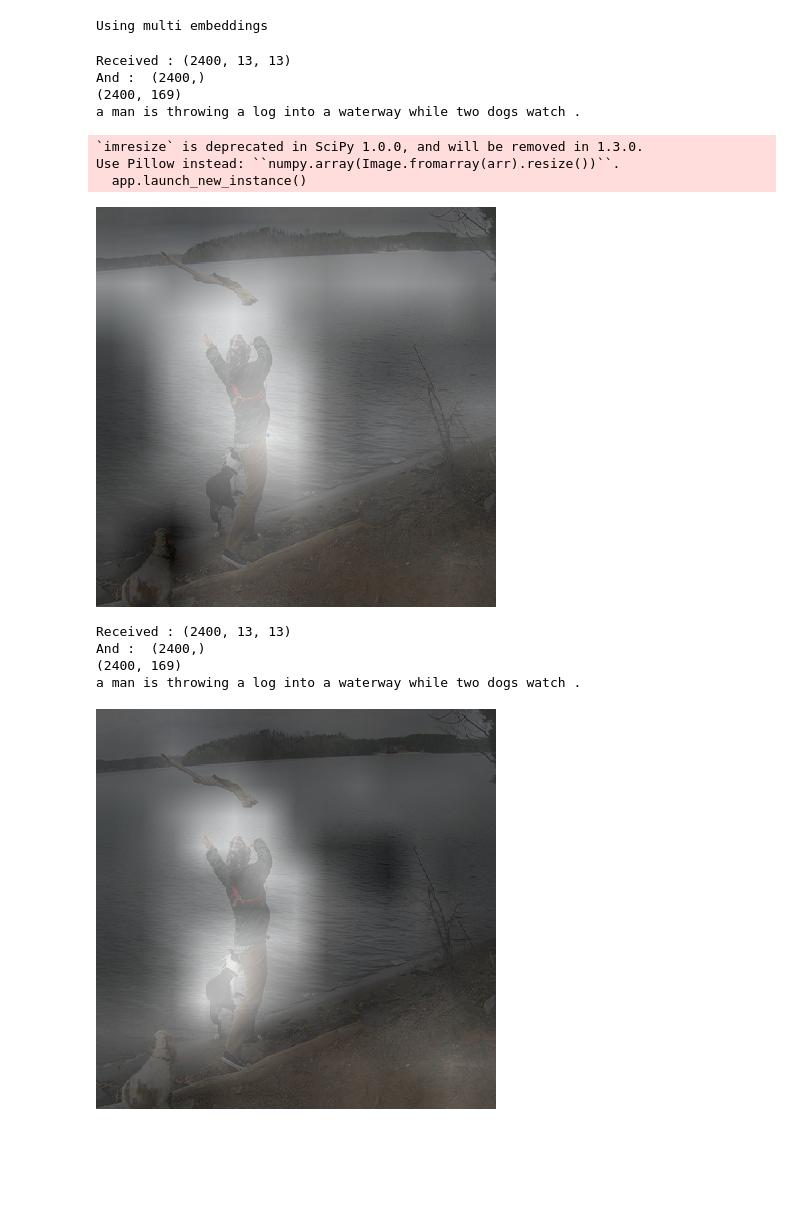
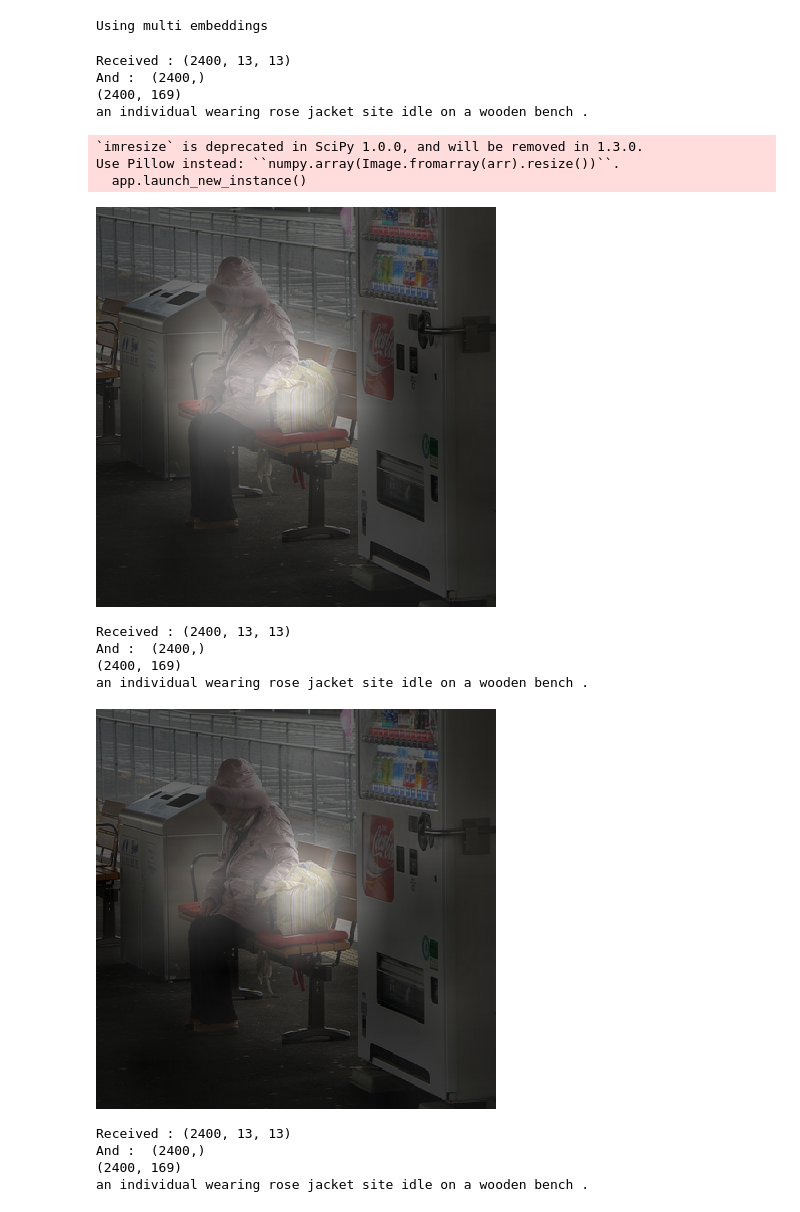
Before and after one commit to SereneQI/text-image-similarity, a Jupyter notebook: HeatMap.ipynb, the cells around one changed output. Saved outputs shown, nothing was run; the diff lists cells and outputs as text; code cells hidden in the pictures; blank space fills up the shorter version.

Commit message:
add new visualization

```diff
--- a/HeatMap.ipynb
+++ b/HeatMap.ipynb
@@ -144,12 +144,15 @@ Using multi embeddings
 # %%
 frEmb, _, frWordsID = _load_vec('/data/m.portaz/wiki.multi.fr.vec')
 enEmb, _, enWordsID = _load_vec('/data/m.portaz/wiki.multi.en.vec')
+deEmb, _, deWordsID = _load_vec('/data/m.portaz/wiki.multi.de.vec')
 # %%
 def getHeatMap(idx, sentence, join_emb, dataset, lang='en'):
     if lang == 'en':
         Emb, WordsID = enEmb, enWordsID
     elif lang == 'fr':
         Emb, WordsID = frEmb, frWordsID
+    elif lang == 'de':
+        Emb, WordsID = deEmb, deWordsID
 
     input_caps = encode_sentence(sentence, Emb, WordsID, tokenize=True)
 
@@ -166,25 +169,31 @@ def getHeatMap(idx, sentence, join_emb, dataset, lang='en'):
 def drawHeatMap(heatmap, image):
     heat = np.array(Image.fromarray(heatmap).convert("RGB"))
     masked = np.ma.masked_where(heat > 0, image)
-    alpha = 0.2
+    alpha = 0.3
     display.display(Image.fromarray( (alpha*image).astype(np.uint8) + ((1-alpha)*heat).astype(np.uint8) ))
     return heat
 # %%
-heat, image = getHeatMap(200, "man throwing river", join_emb, dataset, 'en')
+heat, image = getHeatMap(150, "woman", join_emb, dataset, 'en')
 h = drawHeatMap(heat, image)
-heat, image = getHeatMap(200, "man", join_emb, dataset, 'en')
+heat, image = getHeatMap(150, "bag", join_emb, dataset, 'en')
 h = drawHeatMap(heat, image)
+heat, image = getHeatMap(150, "machine", join_emb, dataset, 'en')
+h = drawHeatMap(heat, image)
 # %% [output]
 Received : (2400, 13, 13)
 And :  (2400,)
 (2400, 169)
-a man is throwing a log into a waterway while two dogs watch .
+an individual wearing rose jacket site idle on a wooden bench .
 `imresize` is deprecated in SciPy 1.0.0, and will be removed in 1.3.0.
 Use Pillow instead: ``numpy.array(Image.fromarray(arr).resize())``.
   app.launch_new_instance()
-[figure, old version]
+[figure, new version]
 Received : (2400, 13, 13)
 And :  (2400,)
 (2400, 169)
-a man is throwing a log into a waterway while two dogs watch .
+an individual wearing rose jacket site idle on a wooden bench .
-[figure, old version]
+[figure, new version]
+Received : (2400, 13, 13)
+And :  (2400,)
+(2400, 169)
+an individual wearing rose jacket site idle on a wooden bench .
```
Also changed, not shown: parts of 3 cells of this notebook.
